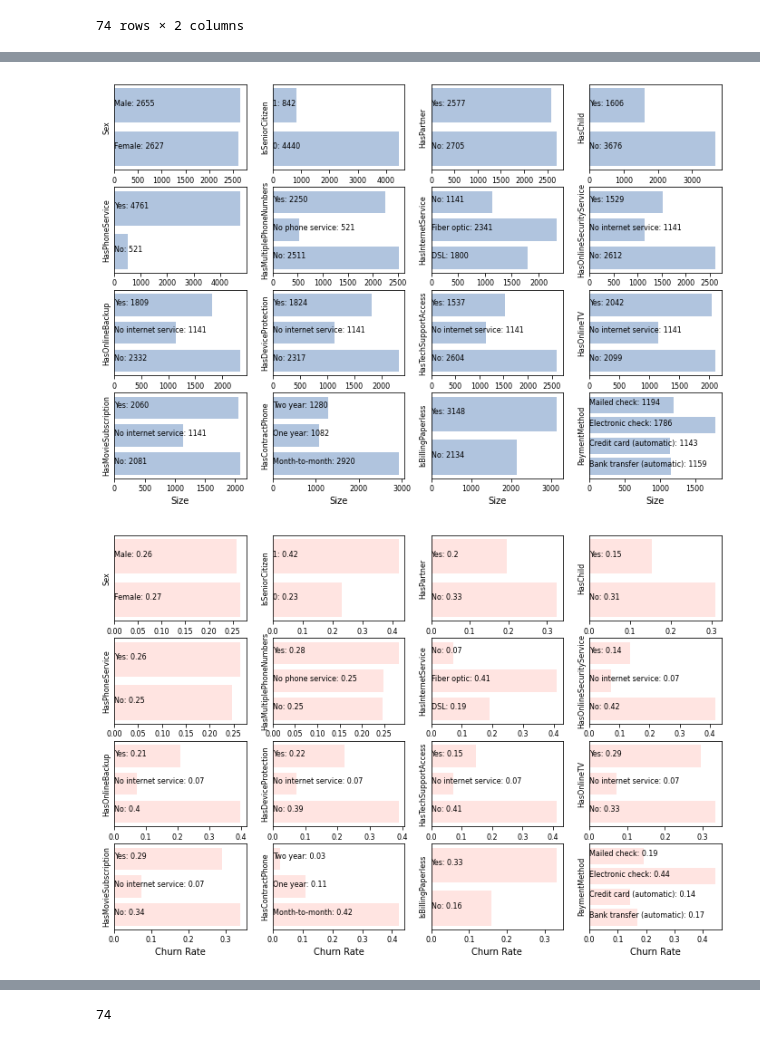
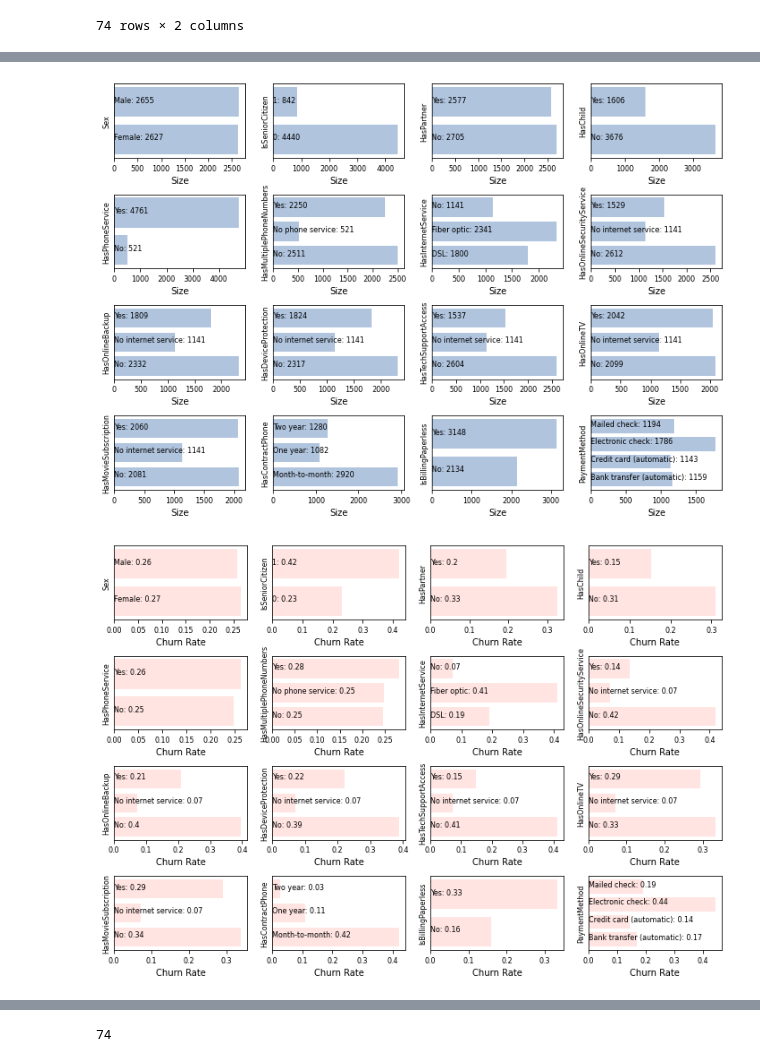
Before and after one commit to MitrofanovDmitry/study, a Jupyter notebook: practice/60 customer churn (dls)/5.ipynb, the cells around one changed output, grey strips where cells are left out. Saved outputs shown, nothing was run; the diff lists cells and outputs as text; code cells hidden in the pictures.

```diff
--- a/practice/60 customer churn (dls)/5.ipynb
+++ b/practice/60 customer churn (dls)/5.ipynb
@@ -289,27 +357,28 @@ check_replacing_outliers(data, 'TotalSpent', 5679.4)
 # %%
 # Distribution of categorical features
 # And their correlation with the target
 
 def show_cat_report(data, cols, n_cols, target=None, figsize=(5,5)):
     n_rows = int(np.ceil(len(cols) / n_cols))
     fig, axes = plt.subplots(n_rows, n_cols, figsize=figsize)
     for c, ax in zip(cols, axes.flat):
         g = data.groupby(c)
         cnt = g[target].mean() if target else g.size()
         color = 'mistyrose' if target else 'lightsteelblue'
         ax.barh(cnt.index.astype(str), cnt.values, color=color)
         ax.set_yticks([])
         ax.set_ylabel(c, fontsize=8)
         ax.set_xlabel(target + ' Rate' if target else 'Size')
         ax.tick_params(axis='x', labelsize=8)
         z = zip(range(len(cnt)), cnt.index, cnt.values)
         for i, k, v in z: ax.text(0, i, f'{k}: {round(v,2)}', fontsize=8)
+    fig.tight_layout()
 
-show_cat_report(train_data.copy(), cat_cols, n_cols=4, figsize=(12,8))
-show_cat_report(train_data.copy(), cat_cols, n_cols=4, figsize=(12,8), target='Churn')
+show_cat_report(train_data.copy(), cat_cols, n_cols=4, figsize=(10,7))
+show_cat_report(train_data.copy(), cat_cols, n_cols=4, figsize=(10,7), target='Churn')
 # %% [output]
-[figure, old version]
+[figure, new version]
-[figure, old version]
+[figure, new version]
 # %%
 # Distribution of numeric variables (cut into bins)
 # And their correlation with the target
```
Also changed, not shown: parts of 10 cells of this notebook, 2 other files.
